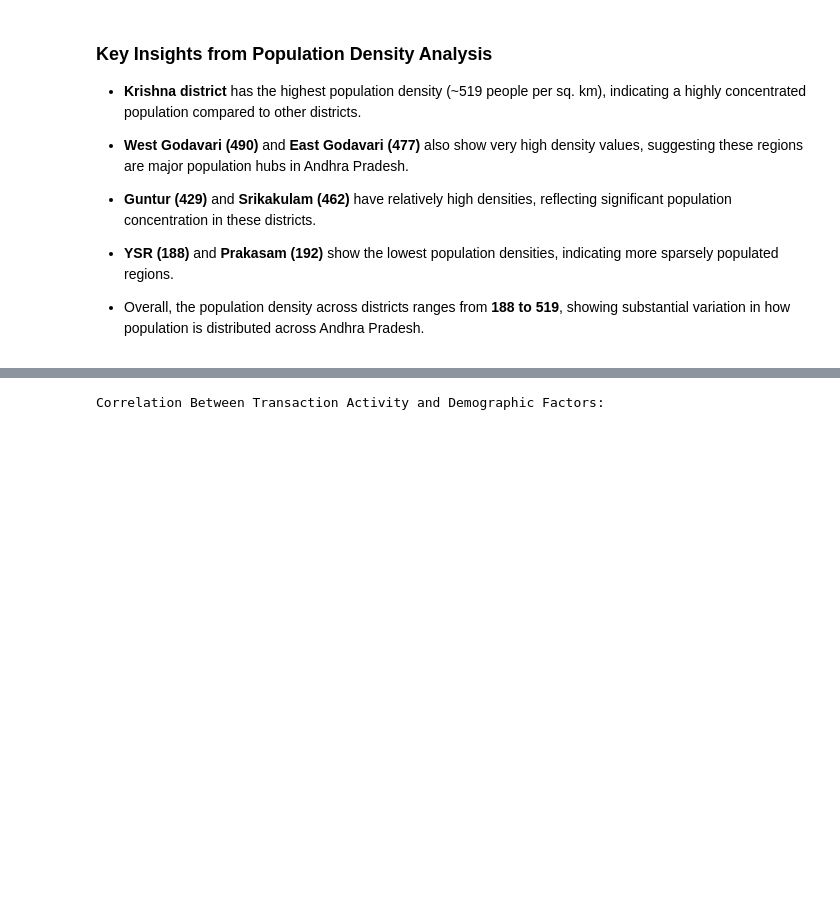
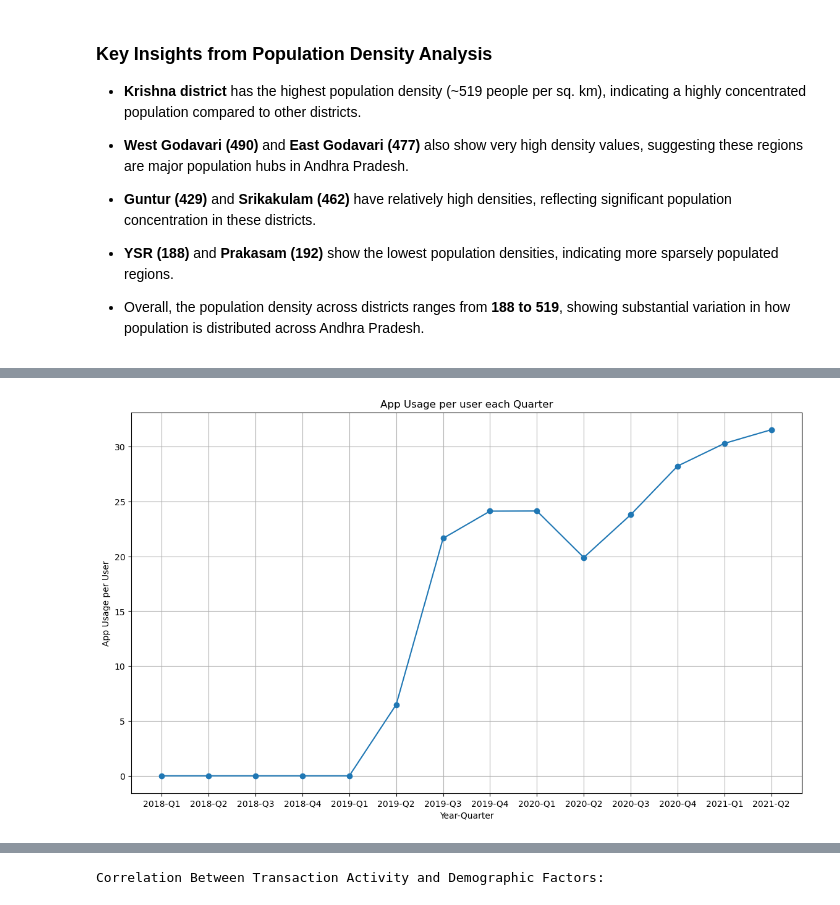
Before and after one commit to Shyam1327/PhonePe_Case_Study_Analysis, a Jupyter notebook: PhonePe.ipynb, the cells around one changed output, grey strips where cells are left out. Saved outputs shown, nothing was run; the diff lists cells and outputs as text; code cells hidden in the pictures; blank space fills up the shorter version.

```diff
--- a/PhonePe.ipynb
+++ b/PhonePe.ipynb
@@ -2348,0 +2338,7 @@ district_demographics
+# %%
+#app opens to registered users ratio
+app_usage=state_txn_and_users.groupby(['Year','Quarter']).agg({
+    'Registered Users':'sum',
+    'App Opens' : 'sum'
+}).reset_index()
+app_usage
@@ -2348,0 +2361,4 @@ district_demographics
+# %%
+app_usage['App Usage Per User']=app_usage['App Opens']/app_usage['Registered Users']
+app_usage['Year-Quarter']=app_usage['Year'].astype(str)+"-Q"+app_usage['Quarter'].astype(str)
+app_usage
@@ -2348,0 +2381,13 @@ district_demographics
+# %%
+#Visulation of app Usage per user
+plt.figure(figsize=(14,8))
+
+plt.plot(app_usage['Year-Quarter'],app_usage['App Usage Per User'], marker='o')
+
+plt.title('App Usage per user each Quarter')
+plt.xlabel('Year-Quarter')
+plt.ylabel('App Usage per User')
+plt.grid()
+plt.show()
+# %% [output]
+[figure, added]
```
Also changed, not shown: parts of 25 cells of this notebook.
